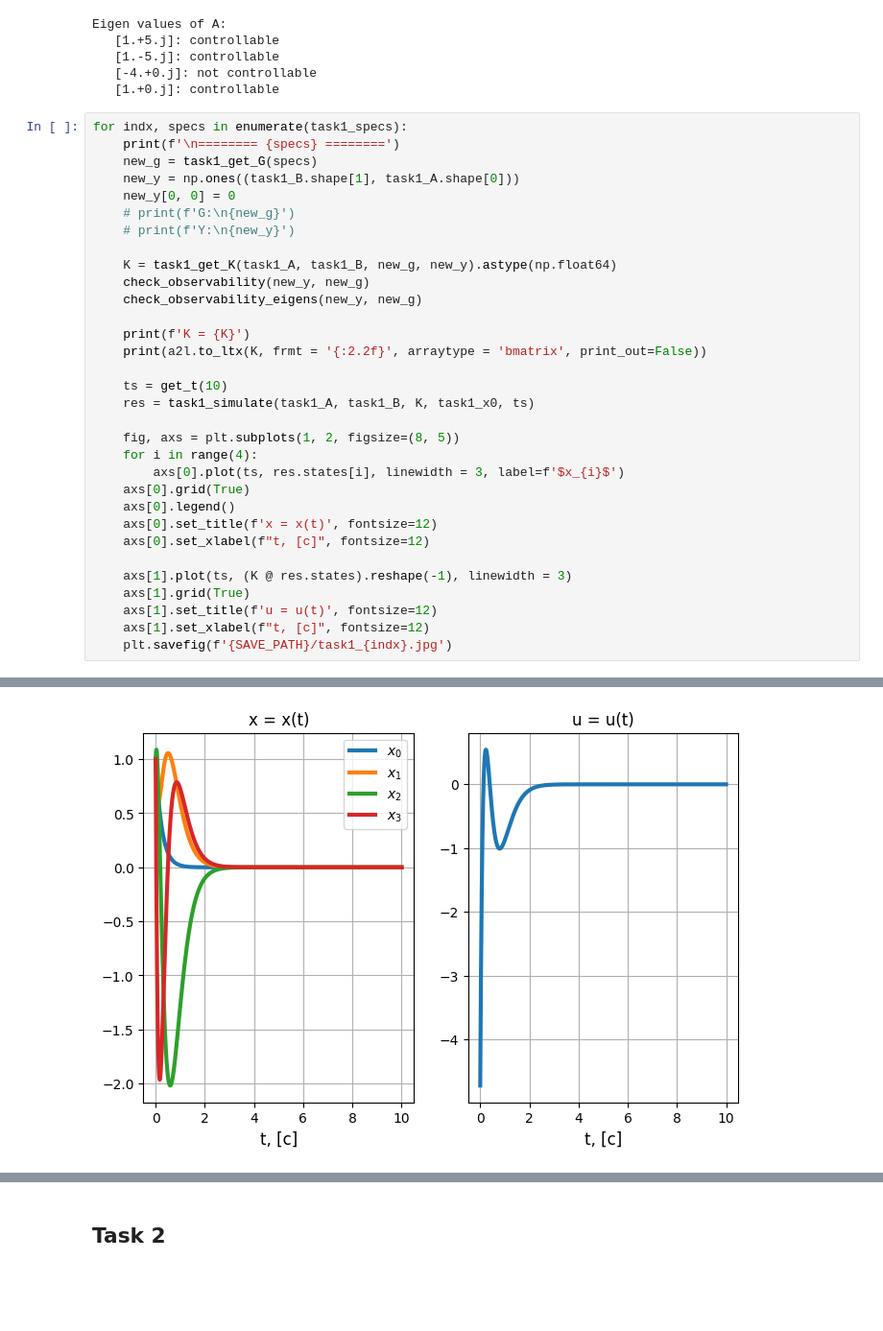
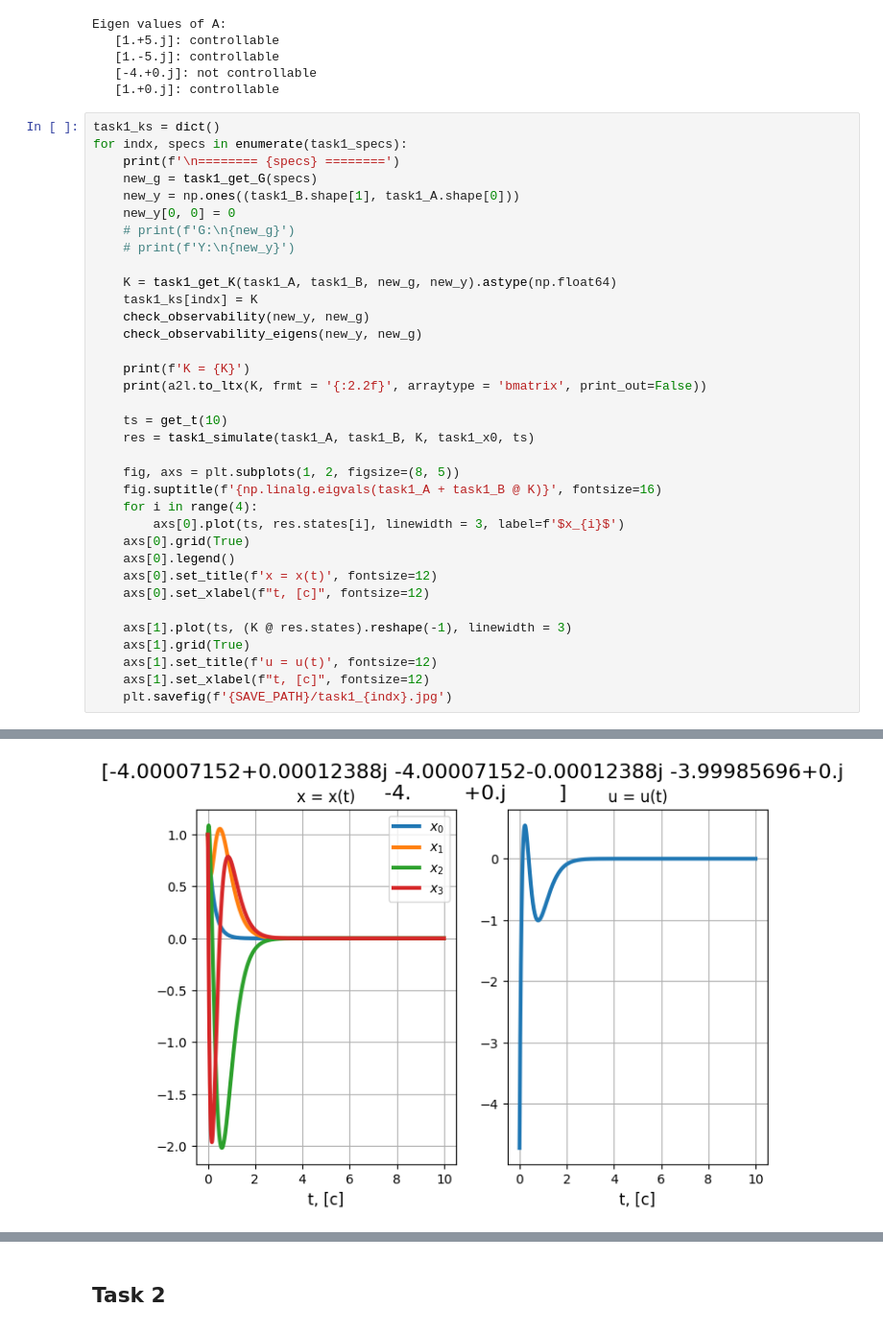
Before and after one commit to lalayants/control-theory-itmo-2023-2024, a Jupyter notebook: spring/Lab8/lab8.ipynb, the cells around one changed output, grey strips where cells are left out. Shown at 96% size. Saved outputs shown, nothing was run; the diff lists cells and outputs as text; blank space fills up the shorter version.

```diff
--- a/spring/Lab8/lab8.ipynb
+++ b/spring/Lab8/lab8.ipynb
@@ -148,6 +148,7 @@ Eigen values of A:
    [-4.+0.j]: not controllable
    [1.+0.j]: controllable
 # %%
+task1_ks = dict()
 for indx, specs in enumerate(task1_specs):
     print(f'\n======== {specs} ========')
     new_g = task1_get_G(specs)
@@ -157,6 +158,7 @@ for indx, specs in enumerate(task1_specs):
     # print(f'Y:\n{new_y}')
 
     K = task1_get_K(task1_A, task1_B, new_g, new_y).astype(np.float64)
+    task1_ks[indx] = K
     check_observability(new_y, new_g)
     check_observability_eigens(new_y, new_g)
 
@@ -167,6 +169,7 @@ for indx, specs in enumerate(task1_specs):
     res = task1_simulate(task1_A, task1_B, K, task1_x0, ts)
 
     fig, axs = plt.subplots(1, 2, figsize=(8, 5))
+    fig.suptitle(f'{np.linalg.eigvals(task1_A + task1_B @ K)}', fontsize=16)
     for i in range(4):
         axs[0].plot(ts, res.states[i], linewidth = 3, label=f'$x_{i}$')
     axs[0].grid(True)
@@ -231,5 +236,5 @@ K = [[ 0.  -5.2 -0.9 -0.3]]
 \begin{bmatrix}
   0.00 & -5.22 & -0.89 & -0.28
 \end{bmatrix}
 spec(A + B@K): [-1.+5.j -1.-5.j -8.+0.j -4.+0.j]
-[figure, old version]
+[figure, new version]
```
Also changed, not shown: parts of 16 cells of this notebook, 17 other files.
